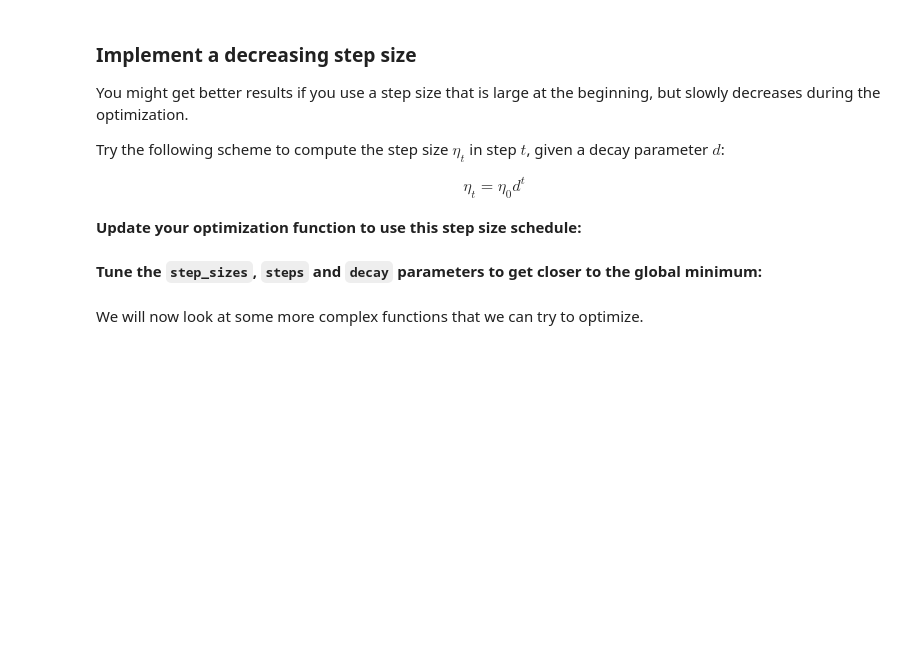
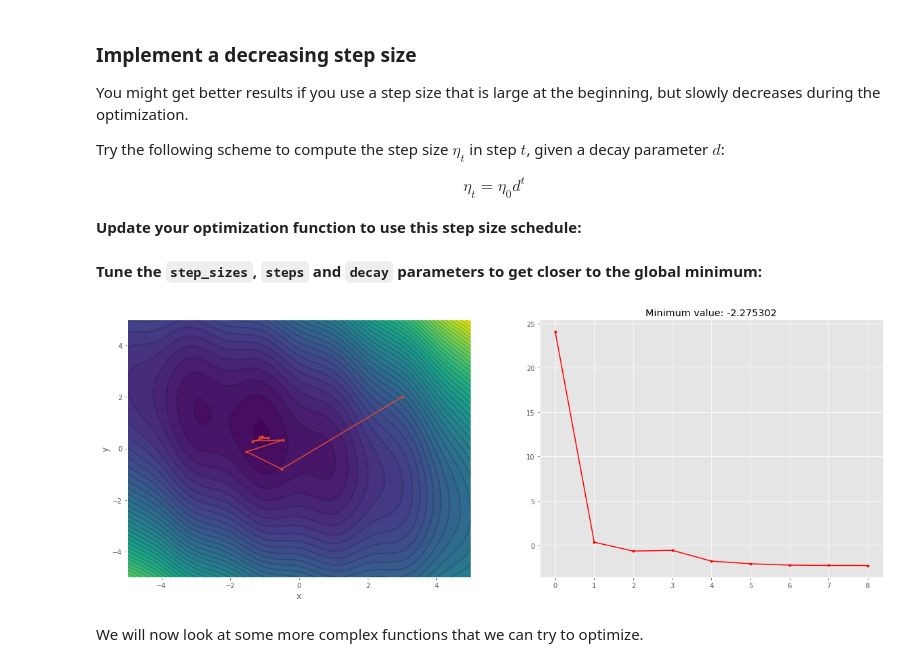
Before and after one commit to mtuit/deep-learning-2020-assignments, a Jupyter notebook: deep-learning-assignment-1.ipynb, the cells around one changed output. Drawn from its saved outputs; the diff is of its cells as text; code cells hidden in the pictures; blank space fills up the shorter version.

```diff
--- a/deep-learning-assignment-1.ipynb
+++ b/deep-learning-assignment-1.ipynb
@@ -157,19 +162,23 @@ def optimize_f(x, y, step_size, steps, decay=1.0):
         dy = grad_y_f(x, y)
 
         # apply the gradient descent updates to x and y
-        x = x  # TODO: compute the update including step size decay
-        y = y  # TODO: compute the update including step size decay
+        x -= step_size * dx
+        y -= step_size * dy
 
         # store the new parameters
         x_hist.append(x)
         y_hist.append(y)
 
+        step_size = step_size * decay
+
     return x, y, f(x, y), x_hist, y_hist
 # %% [markdown]
 **Tune the `step_sizes`, `steps` and `decay` parameters to get closer to the global minimum:**
 # %%
-# TODO: tune the parameters to find the local optimum
-results = optimize_f(x=3, y=2, step_size=0.1, steps=10, decay=1)
+results = optimize_f(x=3, y=2, step_size=0.4, steps=8, decay=0.8)
+plot_gradient_descent_results(*results)
+# %% [output]
+[figure, added]
 # %% [markdown]
 We will now look at some more complex functions that we can try to optimize.
 # %% [markdown]
```
Also changed, not shown: parts of 16 cells of this notebook.
